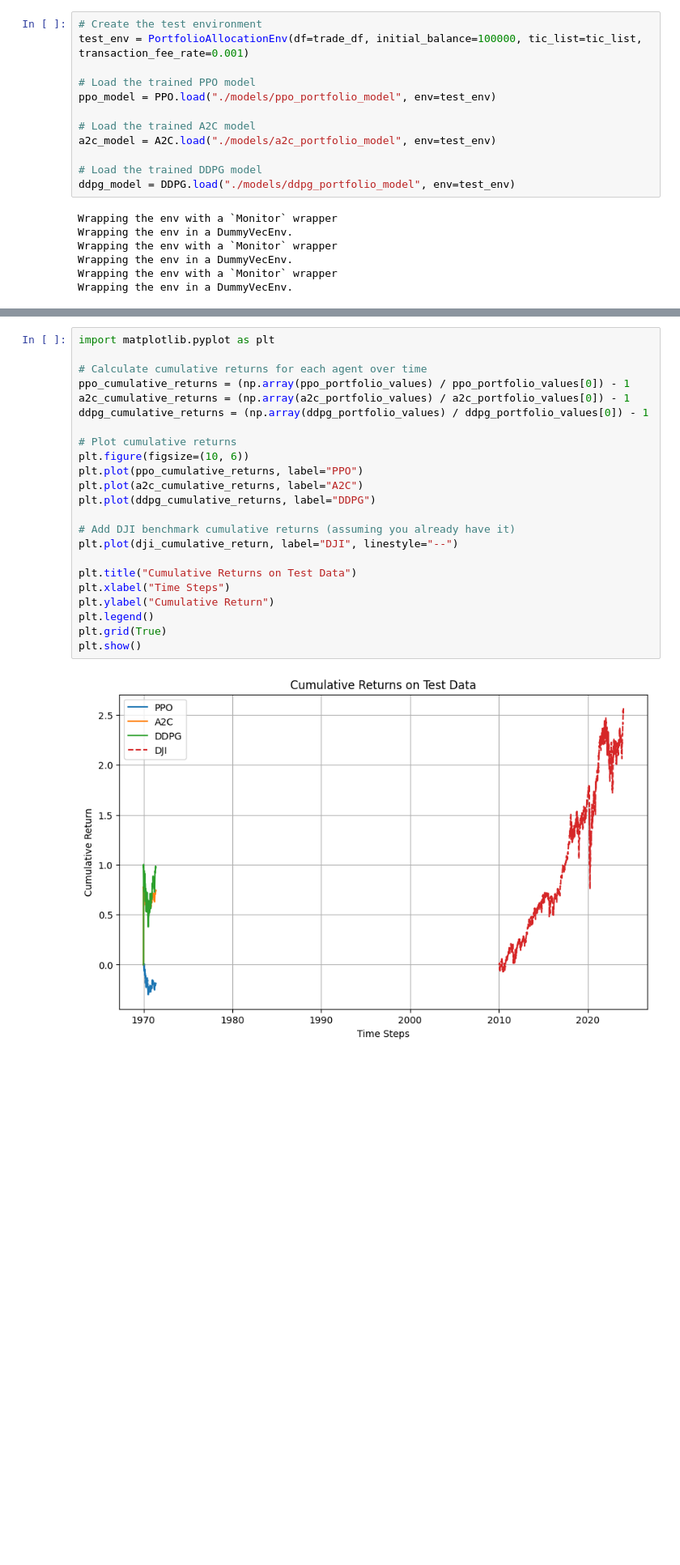
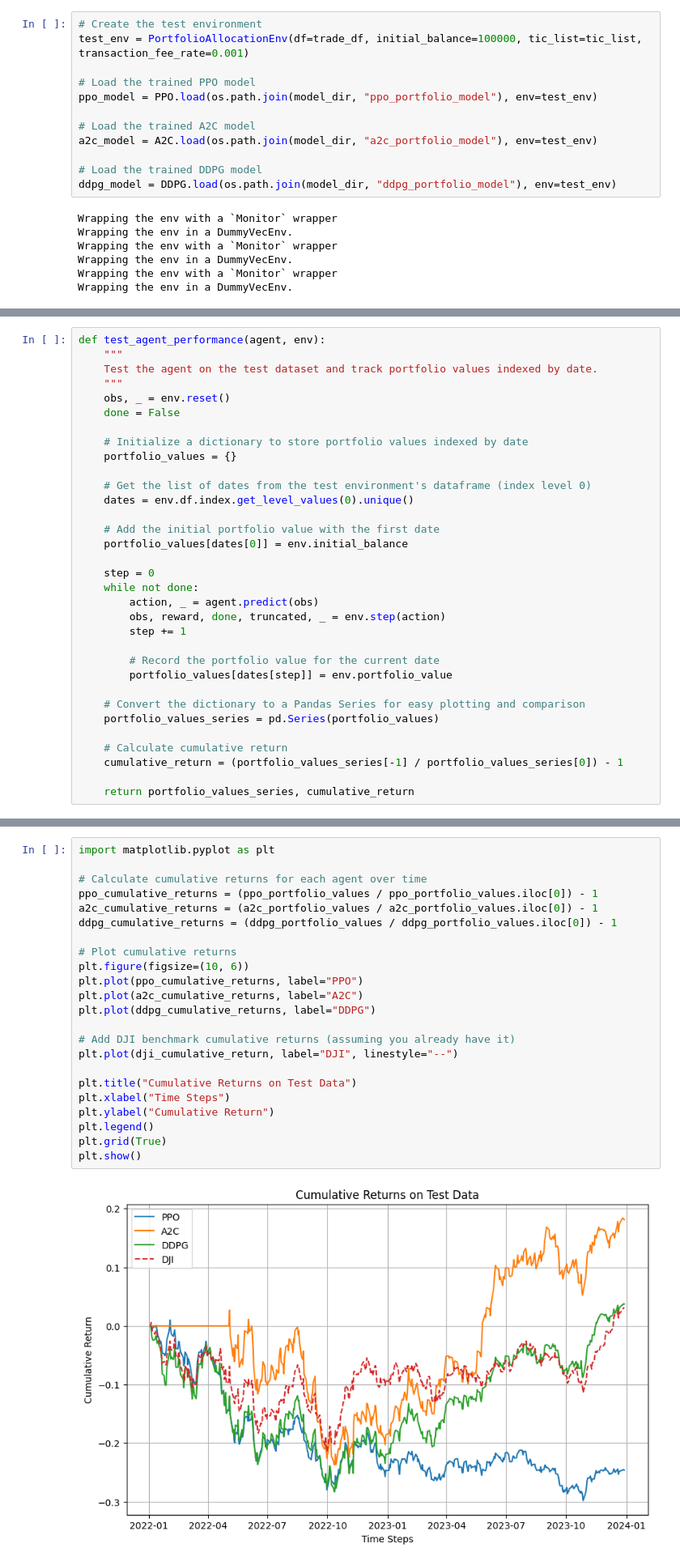
Before and after one commit to Anthony-Ho/IRP, a Jupyter notebook: Portfolio_alloaction_from_scratch.ipynb, the cells around one changed output, grey strips where cells are left out. Shown: that part at 81% size. Saved outputs shown, nothing was run; the diff lists cells and outputs as text; blank space fills up the shorter version.

Commit message:
sucessful train and test RL agents

```diff
--- a/Portfolio_alloaction_from_scratch.ipynb
+++ b/Portfolio_alloaction_from_scratch.ipynb
@@ -738,13 +728,13 @@ Name: Close, Length: 3522, dtype: float64
 test_env = PortfolioAllocationEnv(df=trade_df, initial_balance=100000, tic_list=tic_list, transaction_fee_rate=0.001)
 
 # Load the trained PPO model
-ppo_model = PPO.load("./models/ppo_portfolio_model", env=test_env)
+ppo_model = PPO.load(os.path.join(model_dir, "ppo_portfolio_model"), env=test_env)
 
 # Load the trained A2C model
-a2c_model = A2C.load("./models/a2c_portfolio_model", env=test_env)
+a2c_model = A2C.load(os.path.join(model_dir, "a2c_portfolio_model"), env=test_env)
 
 # Load the trained DDPG model
-ddpg_model = DDPG.load("./models/ddpg_portfolio_model", env=test_env)
+ddpg_model = DDPG.load(os.path.join(model_dir, "ddpg_portfolio_model"), env=test_env)
 # %% [output]
 Wrapping the env with a `Monitor` wrapper
 Wrapping the env in a DummyVecEnv.
@@ -769,3 +745,36 @@ def test_agent_performance(agent, env):
+# %%
+def test_agent_performance(agent, env):
+    """
+    Test the agent on the test dataset and track portfolio values indexed by date.
+    """
+    obs, _ = env.reset()
+    done = False
+
+    # Initialize a dictionary to store portfolio values indexed by date
+    portfolio_values = {}
+
+    # Get the list of dates from the test environment's dataframe (index level 0)
+    dates = env.df.index.get_level_values(0).unique()
+
+    # Add the initial portfolio value with the first date
+    portfolio_values[dates[0]] = env.initial_balance
+
+    step = 0
+    while not done:
+        action, _ = agent.predict(obs)
+        obs, reward, done, truncated, _ = env.step(action)
+        step += 1
+
+        # Record the portfolio value for the current date
+        portfolio_values[dates[step]] = env.portfolio_value
+
+    # Convert the dictionary to a Pandas Series for easy plotting and comparison
+    portfolio_values_series = pd.Series(portfolio_values)
+
+    # Calculate cumulative return
+    cumulative_return = (portfolio_values_series[-1] / portfolio_values_series[0]) - 1
+
+    return portfolio_values_series, cumulative_return
 # %%
 # Test PPO model on the test data
 ppo_portfolio_values, ppo_cumulative_return = test_agent_performance(ppo_model, test_env)
@@ -778,25 +787,25 @@ ddpg_portfolio_values, ddpg_cumulative_return = test_agent_performance(ddpg_mode
 # %%
 import matplotlib.pyplot as plt
 
 # Calculate cumulative returns for each agent over time
-ppo_cumulative_returns = (np.array(ppo_portfolio_values) / ppo_portfolio_values[0]) - 1
-a2c_cumulative_returns = (np.array(a2c_portfolio_values) / a2c_portfolio_values[0]) - 1
-ddpg_cumulative_returns = (np.array(ddpg_portfolio_values) / ddpg_portfolio_values[0]) - 1
+ppo_cumulative_returns = (ppo_portfolio_values / ppo_portfolio_values.iloc[0]) - 1
+a2c_cumulative_returns = (a2c_portfolio_values / a2c_portfolio_values.iloc[0]) - 1
+ddpg_cumulative_returns = (ddpg_portfolio_values / ddpg_portfolio_values.iloc[0]) - 1
 
 # Plot cumulative returns
 plt.figure(figsize=(10, 6))
 plt.plot(ppo_cumulative_returns, label="PPO")
 plt.plot(a2c_cumulative_returns, label="A2C")
 plt.plot(ddpg_cumulative_returns, label="DDPG")
 
 # Add DJI benchmark cumulative returns (assuming you already have it)
 plt.plot(dji_cumulative_return, label="DJI", linestyle="--")
 
 plt.title("Cumulative Returns on Test Data")
 plt.xlabel("Time Steps")
 plt.ylabel("Cumulative Return")
 plt.legend()
 plt.grid(True)
 plt.show()
 # %% [output]
-[figure, old version]
+[figure, new version]
```
Also changed, not shown: parts of 23 cells of this notebook, 6 other files.
